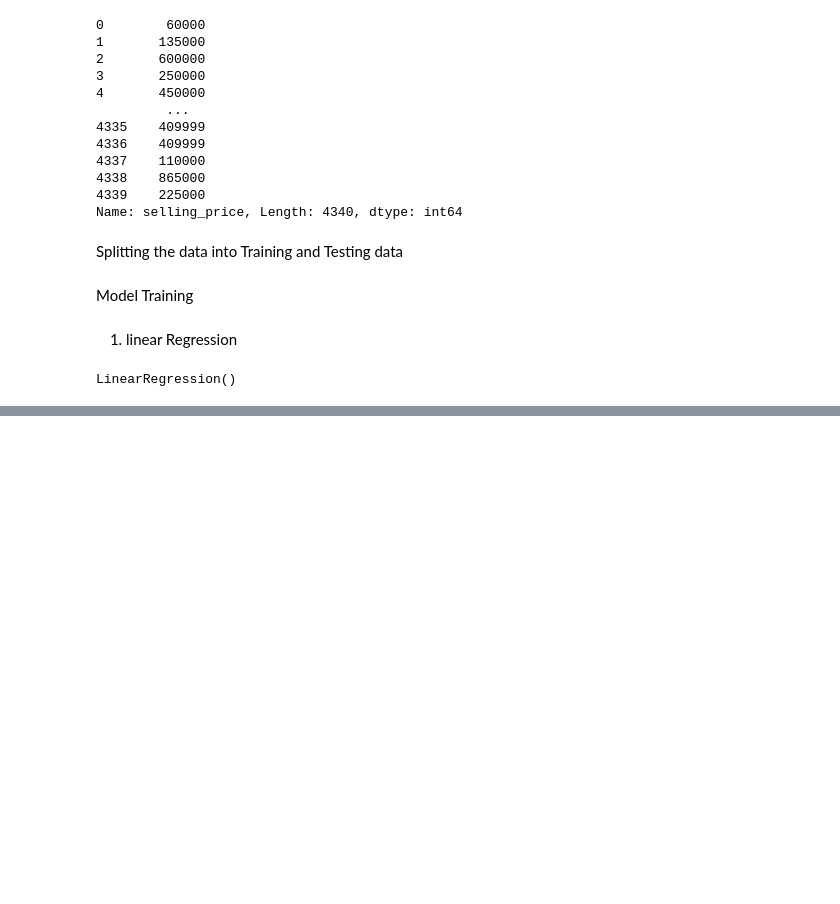
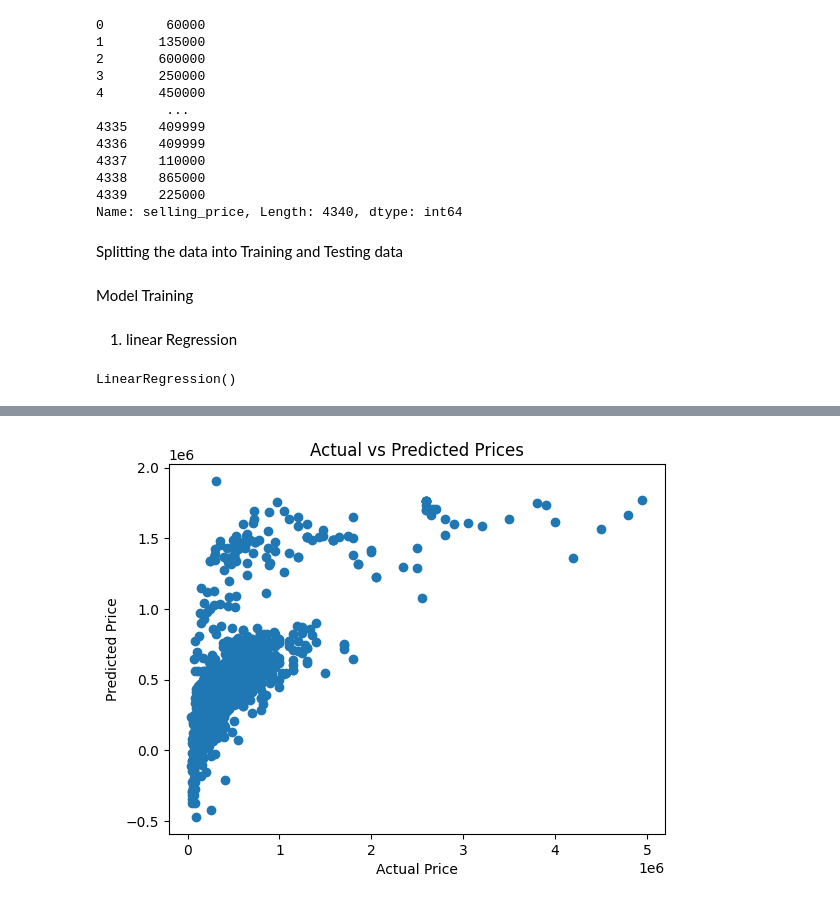
Before and after one commit to Sampatti15/Car-Price_Prediction, a Jupyter notebook: Car Price Prediction.ipynb, the cells around one changed output, grey strips where cells are left out. Drawn from its saved outputs; the diff is of its cells as text; code cells hidden in the pictures; blank space fills up the shorter version.

```diff
--- a/Car Price Prediction.ipynb
+++ b/Car Price Prediction.ipynb
@@ -162,0 +231,3 @@ LinearRegression()
+# %%
+# Prediction on Training data
+test_data_prediction = lass_reg_model.predict(X_test)
@@ -162,0 +240,8 @@ LinearRegression()
+# %%
+plt.scatter(Y_test, test_data_prediction)
+plt.xlabel("Actual Price")
+plt.ylabel("Predicted Price")
+plt.title("Actual vs Predicted Prices")
+plt.show()
+# %% [output]
+[figure, added]
```
Also changed, not shown: parts of 18 cells of this notebook, 1 other file.
